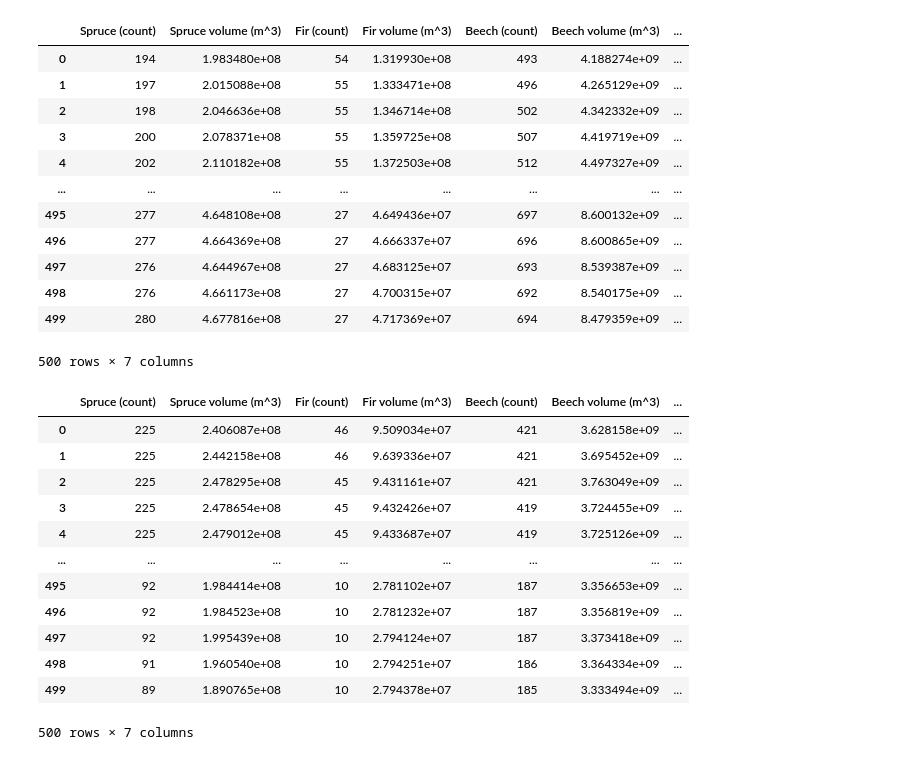
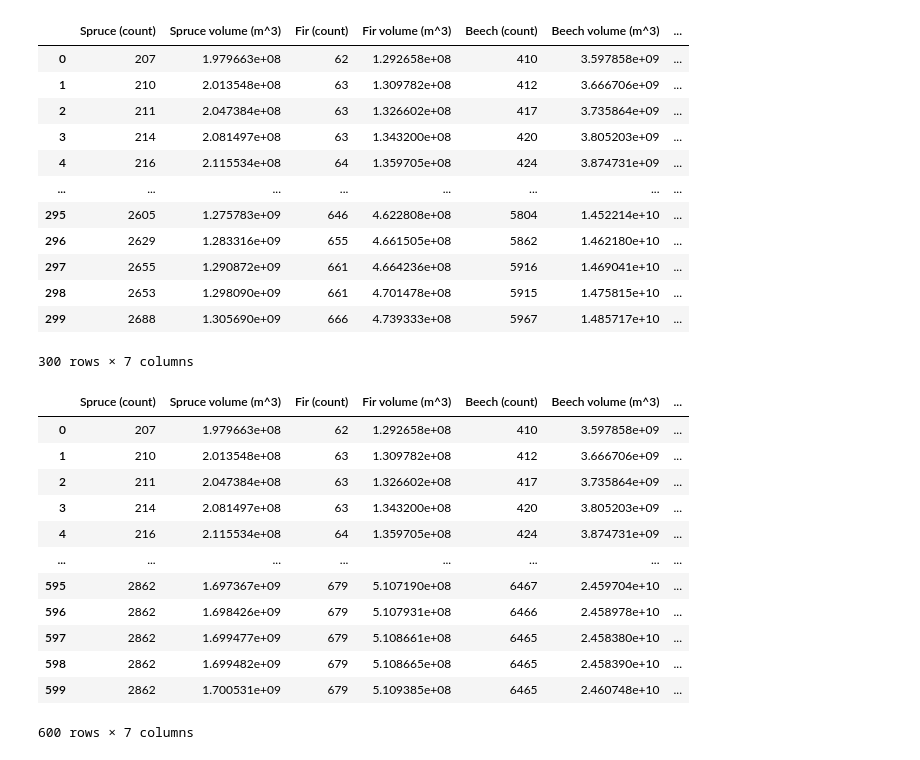
Before and after one commit to rfechner/ecosys_simulation_uniko, a Jupyter notebook: plots_for_final_data.ipynb, the cells around one changed output. Saved outputs shown, nothing was run; the diff lists cells and outputs as text; code cells hidden in the pictures.

```diff
--- a/plots_for_final_data.ipynb
+++ b/plots_for_final_data.ipynb
@@ -5,24 +5,24 @@ import matplotlib.pyplot as plt
 mycolors = ['tab:green', 'tab:blue', 'tab:red']
 # %%
 #adding path to file
-PATH_sim1 = "ecosystem/sim1.csv"
+PATH_sim1 = "ecosystem/lot_of_trees.csv"
 df_sim1 = pd.read_csv(PATH_sim1)
 df_sim1['Year'] = df_sim1.index
 df_sim1
 # %% [output]
 |  | Spruce (count) | Spruce volume (m^3) | Fir (count) | Fir volume (m^3) | Beech (count) | Beech volume (m^3) | ... |
-| 0 | 194 | 1.983480e+08 | 54 | 1.319930e+08 | 493 | 4.188274e+09 | ... |
-| 1 | 197 | 2.015088e+08 | 55 | 1.333471e+08 | 496 | 4.265129e+09 | ... |
-| 2 | 198 | 2.046636e+08 | 55 | 1.346714e+08 | 502 | 4.342332e+09 | ... |
-| 3 | 200 | 2.078371e+08 | 55 | 1.359725e+08 | 507 | 4.419719e+09 | ... |
-| 4 | 202 | 2.110182e+08 | 55 | 1.372503e+08 | 512 | 4.497327e+09 | ... |
+| 0 | 207 | 1.979663e+08 | 62 | 1.292658e+08 | 410 | 3.597858e+09 | ... |
+| 1 | 210 | 2.013548e+08 | 63 | 1.309782e+08 | 412 | 3.666706e+09 | ... |
+| 2 | 211 | 2.047384e+08 | 63 | 1.326602e+08 | 417 | 3.735864e+09 | ... |
+| 3 | 214 | 2.081497e+08 | 63 | 1.343200e+08 | 420 | 3.805203e+09 | ... |
+| 4 | 216 | 2.115534e+08 | 64 | 1.359705e+08 | 424 | 3.874731e+09 | ... |
 | ... | ... | ... | ... | ... | ... | ... | ... |
-| 495 | 277 | 4.648108e+08 | 27 | 4.649436e+07 | 697 | 8.600132e+09 | ... |
-| 496 | 277 | 4.664369e+08 | 27 | 4.666337e+07 | 696 | 8.600865e+09 | ... |
-| 497 | 276 | 4.644967e+08 | 27 | 4.683125e+07 | 693 | 8.539387e+09 | ... |
-| 498 | 276 | 4.661173e+08 | 27 | 4.700315e+07 | 692 | 8.540175e+09 | ... |
-| 499 | 280 | 4.677816e+08 | 27 | 4.717369e+07 | 694 | 8.479359e+09 | ... |
+| 295 | 2605 | 1.275783e+09 | 646 | 4.622808e+08 | 5804 | 1.452214e+10 | ... |
+| 296 | 2629 | 1.283316e+09 | 655 | 4.661505e+08 | 5862 | 1.462180e+10 | ... |
+| 297 | 2655 | 1.290872e+09 | 661 | 4.664236e+08 | 5916 | 1.469041e+10 | ... |
+| 298 | 2653 | 1.298090e+09 | 661 | 4.701478e+08 | 5915 | 1.475815e+10 | ... |
+| 299 | 2688 | 1.305690e+09 | 666 | 4.739333e+08 | 5967 | 1.485717e+10 | ... |
-500 rows × 7 columns
+300 rows × 7 columns
 # %%
 #preparing data for plots
 x_sim1  = df_sim1['Year'].values.tolist()
@@ -38,24 +38,24 @@ y6_sim1 = df_sim1['Beech volume (m^3)'].values.tolist()
 y_2_sim1 = np.vstack([y4_sim1, y5_sim1, y6_sim1])
 # %%
 #adding path to file
-PATH_sim2 = "ecosystem/sim2.csv"
+PATH_sim2 = "ecosystem/extreme_weather.csv"
 df_sim2 = pd.read_csv(PATH_sim2)
 df_sim2['Year'] = df_sim2.index
 df_sim2
 # %% [output]
 |  | Spruce (count) | Spruce volume (m^3) | Fir (count) | Fir volume (m^3) | Beech (count) | Beech volume (m^3) | ... |
-| 0 | 225 | 2.406087e+08 | 46 | 9.509034e+07 | 421 | 3.628158e+09 | ... |
-| 1 | 225 | 2.442158e+08 | 46 | 9.639336e+07 | 421 | 3.695452e+09 | ... |
-| 2 | 225 | 2.478295e+08 | 45 | 9.431161e+07 | 421 | 3.763049e+09 | ... |
-| 3 | 225 | 2.478654e+08 | 45 | 9.432426e+07 | 419 | 3.724455e+09 | ... |
-| 4 | 225 | 2.479012e+08 | 45 | 9.433687e+07 | 419 | 3.725126e+09 | ... |
+| 0 | 207 | 1.979663e+08 | 62 | 1.292658e+08 | 410 | 3.597858e+09 | ... |
+| 1 | 210 | 2.013548e+08 | 63 | 1.309782e+08 | 412 | 3.666706e+09 | ... |
+| 2 | 211 | 2.047384e+08 | 63 | 1.326602e+08 | 417 | 3.735864e+09 | ... |
+| 3 | 214 | 2.081497e+08 | 63 | 1.343200e+08 | 420 | 3.805203e+09 | ... |
+| 4 | 216 | 2.115534e+08 | 64 | 1.359705e+08 | 424 | 3.874731e+09 | ... |
 | ... | ... | ... | ... | ... | ... | ... | ... |
-| 495 | 92 | 1.984414e+08 | 10 | 2.781102e+07 | 187 | 3.356653e+09 | ... |
-| 496 | 92 | 1.984523e+08 | 10 | 2.781232e+07 | 187 | 3.356819e+09 | ... |
-| 497 | 92 | 1.995439e+08 | 10 | 2.794124e+07 | 187 | 3.373418e+09 | ... |
-| 498 | 91 | 1.960540e+08 | 10 | 2.794251e+07 | 186 | 3.364334e+09 | ... |
-| 499 | 89 | 1.890765e+08 | 10 | 2.794378e+07 | 185 | 3.333494e+09 | ... |
+| 595 | 2862 | 1.697367e+09 | 679 | 5.107190e+08 | 6467 | 2.459704e+10 | ... |
+| 596 | 2862 | 1.698426e+09 | 679 | 5.107931e+08 | 6466 | 2.458978e+10 | ... |
+| 597 | 2862 | 1.699477e+09 | 679 | 5.108661e+08 | 6465 | 2.458380e+10 | ... |
+| 598 | 2862 | 1.699482e+09 | 679 | 5.108665e+08 | 6465 | 2.458390e+10 | ... |
+| 599 | 2862 | 1.700531e+09 | 679 | 5.109385e+08 | 6465 | 2.460748e+10 | ... |
-500 rows × 7 columns
+600 rows × 7 columns
 # %%
 #preparing data for plots
 x_sim2  = df_sim2['Year'].values.tolist()
```
Also changed, not shown: parts of 1 cell of this notebook, 3 other files.
